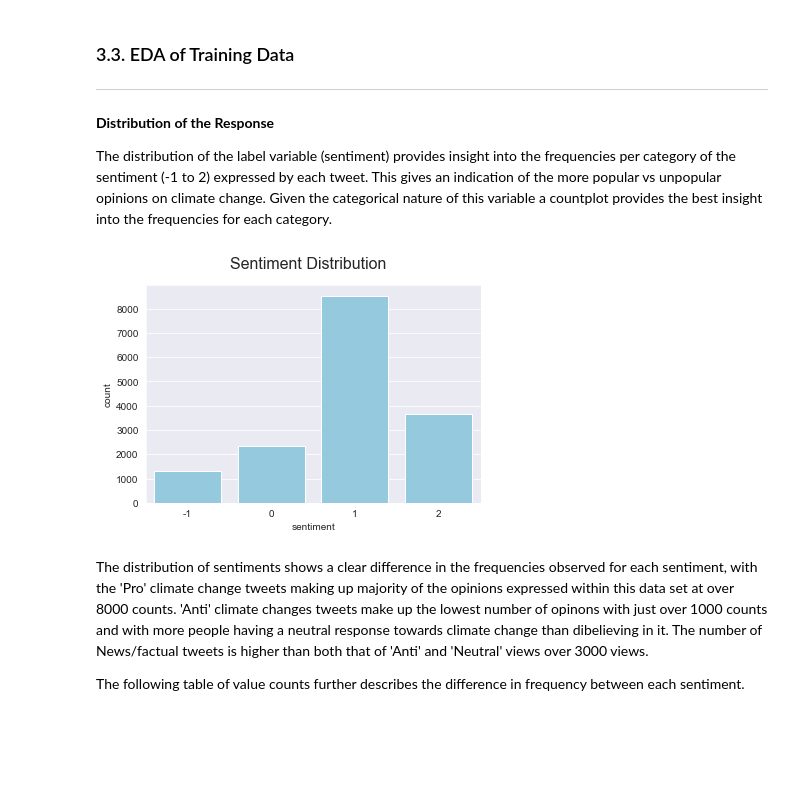
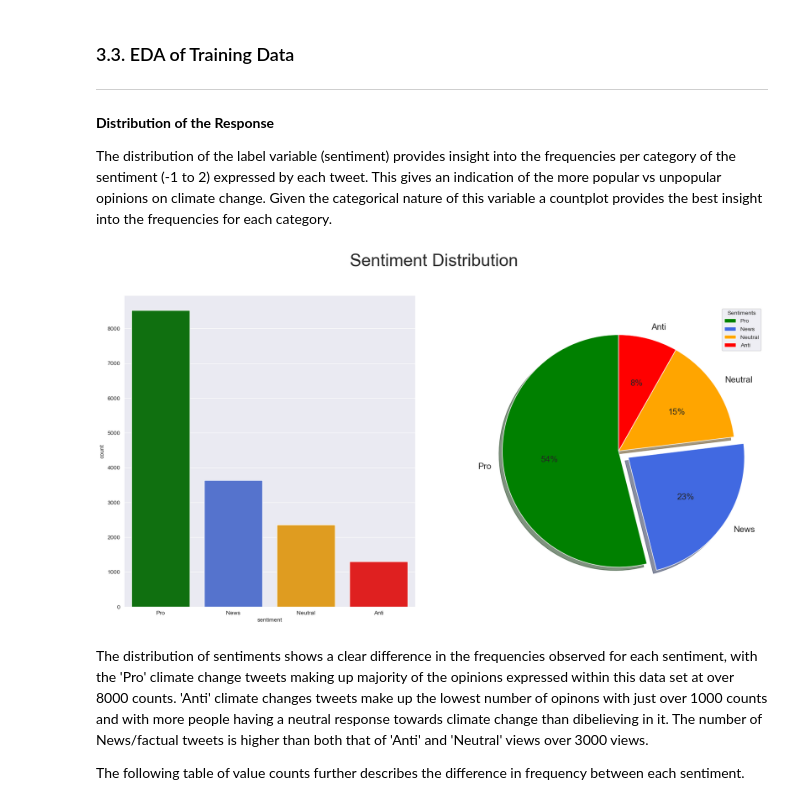
Before and after one commit to MakgaboMaja/classification_Team_TS1, a Jupyter notebook: Hena/Classification Predict.ipynb, the cells around one changed output. Saved outputs shown, nothing was run; the diff lists cells and outputs as text; code cells hidden in the pictures; blank space fills up the shorter version.

```diff
--- a/Hena/Classification Predict.ipynb
+++ b/Hena/Classification Predict.ipynb
@@ -153,14 +159,43 @@ test.head()
 **Distribution of the Response**
 
 The distribution of the label variable (sentiment) provides insight into the frequencies per category of the sentiment (-1 to 2) expressed by each tweet. This gives an indication of the more popular vs unpopular opinions on climate change. Given the categorical nature of this variable a countplot provides the best insight into the frequencies for each category.
-# %%
-# Count plot distribution of sentiments expressed by each tweet
-sns.set_style('darkgrid')
-sns.countplot(x = train['sentiment'], data = train, color = 'skyblue')
-plt.suptitle('Sentiment Distribution', fontsize = 16)
-plt.show()
-# %% [output]
-[figure, removed]
+# %%
+def change_to_words(sentiment):
+    if sentiment == -1:
+        return 'Anti'
+    elif sentiment == 0:
+        return 'Neutral'
+    elif sentiment == 1:
+        return 'Pro'
+    else:
+        return 'News'
+# %%
+sentiments = train['sentiment'].apply(change_to_words)
+# %%
+sns.set_style('darkgrid')
+fig, axes = plt.subplots(ncols=2,
+                         nrows=1,
+                         figsize=(20, 10),
+                         dpi=100)
+
+sns.countplot(sentiments, ax=axes[0], palette = ['green', 'royalblue', 'orange', 'red'])
+
+labels = ['Pro', 'News', 'Neutral', 'Anti']
+
+axes[1].pie(sentiments.value_counts(),
+            labels =labels,
+            autopct = '%1.0f%%',
+            startangle = 90,
+            shadow = True,
+            explode = (0.0, 0.1, 0.0, 0.0),
+            colors = ['green', 'royalblue', 'orange', 'red'],
+            textprops = {'fontsize': 15})
+
+fig.suptitle('Sentiment Distribution', fontsize = 30)
+plt.legend(title = 'Sentiments')
+plt.show()
+# %% [output]
+[figure, added]
 # %% [markdown]
 The distribution of sentiments shows a clear difference in the frequencies observed for each sentiment, with the 'Pro' climate change tweets making up majority of the opinions expressed within this data set at over 8000 counts. 'Anti' climate changes tweets make up the lowest number of opinons with just over 1000 counts and with more people having a neutral response towards climate change than dibelieving in it. The number of News/factual tweets is higher than both that of 'Anti' and 'Neutral' views over 3000 views.
 
```
Also changed, not shown: parts of 192 cells of this notebook.
